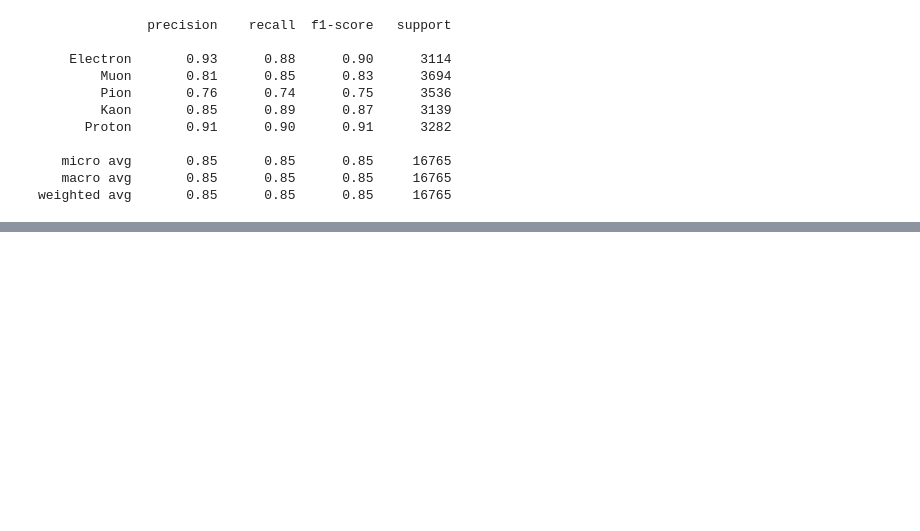
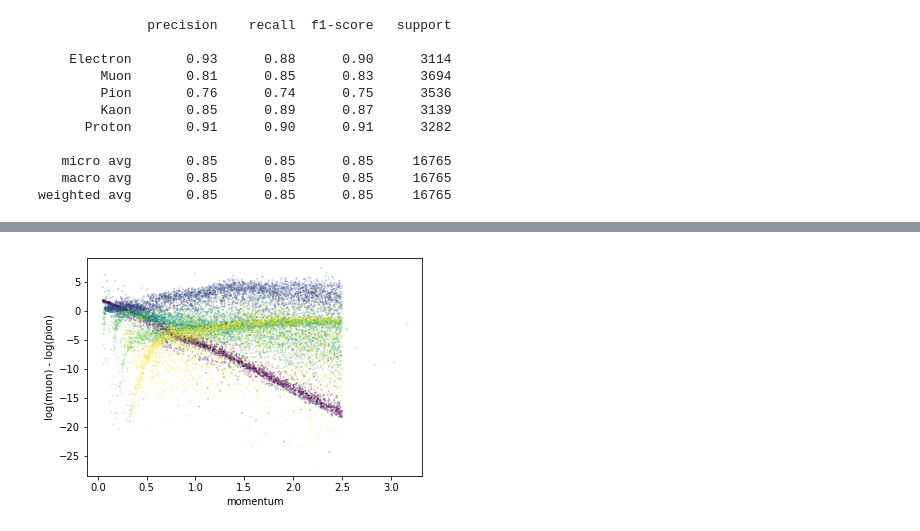
Before and after one commit to marcelkunze/notebooks-ipa, a Jupyter notebook: pid.ipynb, the cells around one changed output, grey strips where cells are left out. Saved outputs shown, nothing was run; the diff lists cells and outputs as text; code cells hidden in the pictures; blank space fills up the shorter version.

```diff
--- a/pid.ipynb
+++ b/pid.ipynb
@@ -280,0 +299,18 @@ plt.show()
+# %%
+el = predictions[:,0]
+mu = predictions[:,1]
+pi = predictions[:,2]
+ka = predictions[:,3]
+pr = predictions[:,4]
+# %%
+lmuon = mu / (el + mu + 5.*pi + ka + 0.1*pr)
+lpion = pi / (el + mu + 5.*pi + ka + 0.1*pr)
+logli = np.log(lmuon) - np.log(lpion)
+# %%
+plt.scatter(momentum, logli, alpha=0.2,
+            s=1, c=pred_labels, cmap='viridis')
+plt.ylabel('log(muon) - log(pion)')
+plt.xlabel('momentum')
+plt.show()
+# %% [output]
+[figure, added]
```
Also changed, not shown: parts of 13 cells of this notebook.
